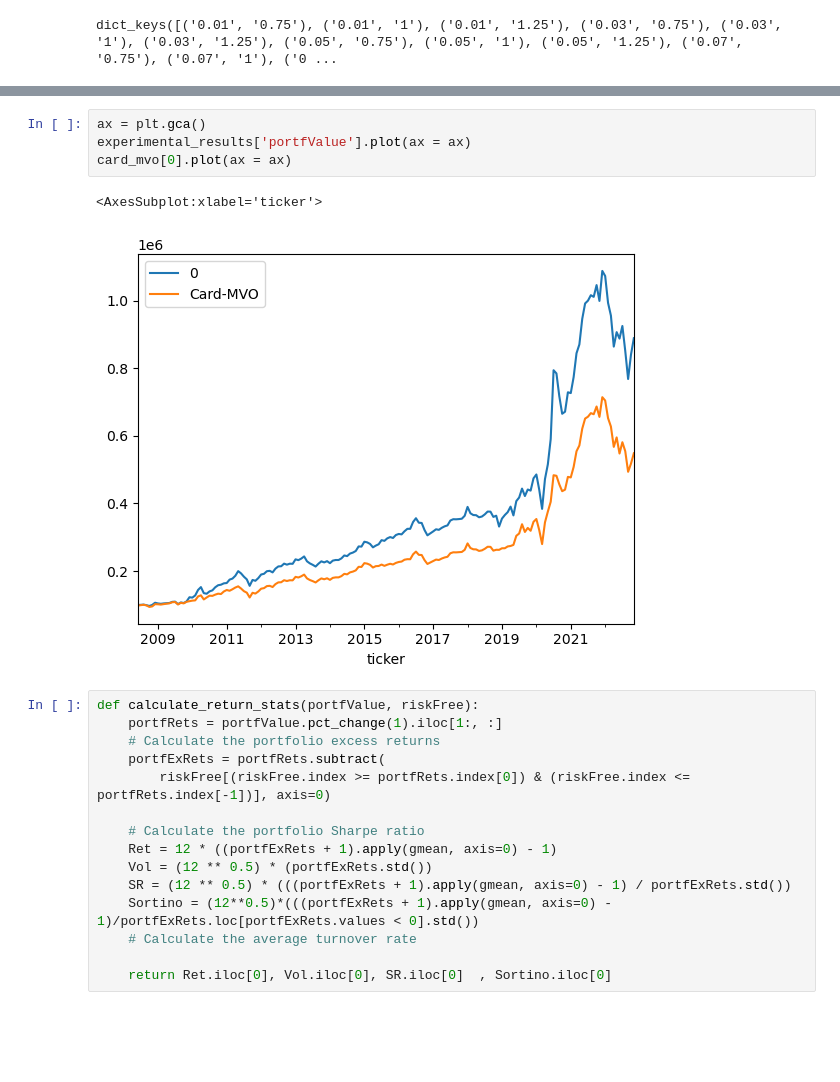
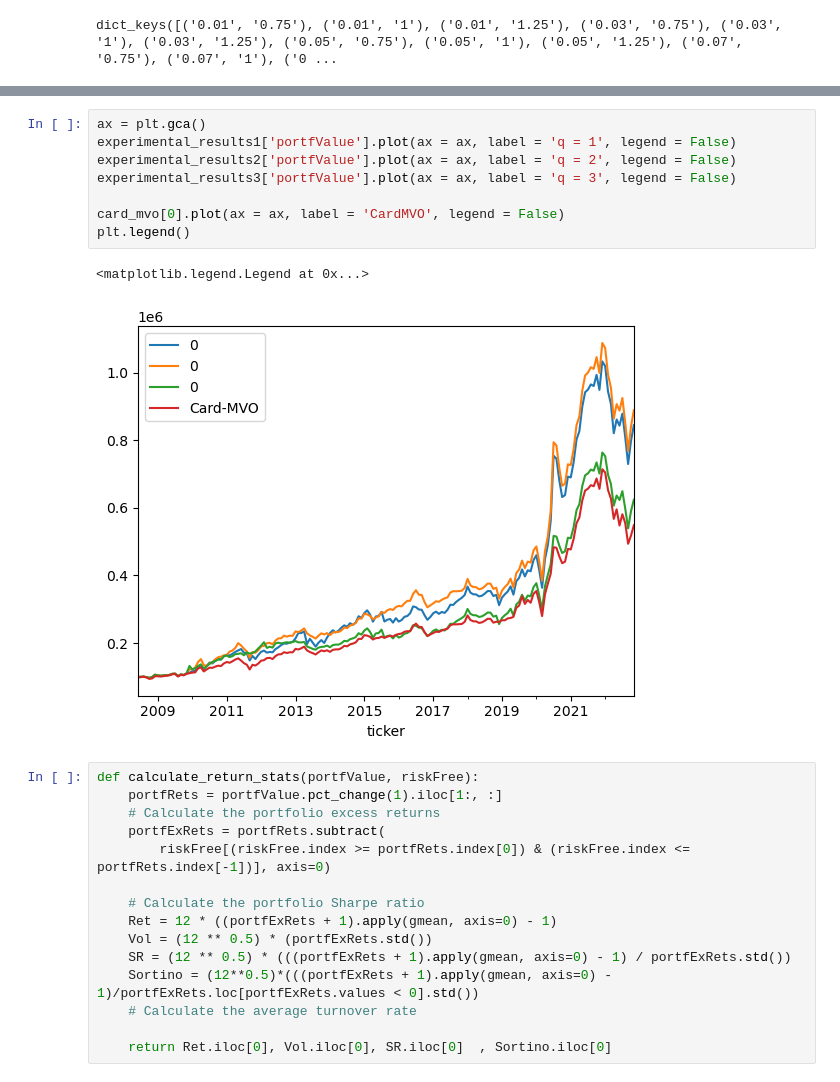
Before and after one commit to davidislip/support_vector_risk_machine, a Jupyter notebook: Results.ipynb, the cells around one changed output, grey strips where cells are left out. Cells and saved outputs as stored; diff of their text form; blank space fills up the shorter version.

```diff
--- a/Results.ipynb
+++ b/Results.ipynb
@@ -374,10 +396,14 @@ with open(experiment_file_path,  'rb') as fp:
-# %%
-ax = plt.gca()
-experimental_results['portfValue'].plot(ax = ax)
-card_mvo[0].plot(ax = ax)
-# %% [output]
-<AxesSubplot:xlabel='ticker'>
-[figure, removed]
+# %%
+ax = plt.gca()
+experimental_results1['portfValue'].plot(ax = ax, label = 'q = 1', legend = False)
+experimental_results2['portfValue'].plot(ax = ax, label = 'q = 2', legend = False)
+experimental_results3['portfValue'].plot(ax = ax, label = 'q = 3', legend = False)
+
+card_mvo[0].plot(ax = ax, label = 'CardMVO', legend = False)
+plt.legend()
+# %% [output]
+<matplotlib.legend.Legend at 0x...>
+[figure, added]
 # %%
 def calculate_return_stats(portfValue, riskFree):
     portfRets = portfValue.pct_change(1).iloc[1:, :]
```
Also changed, not shown: parts of 3 cells of this notebook, 3 other files.
